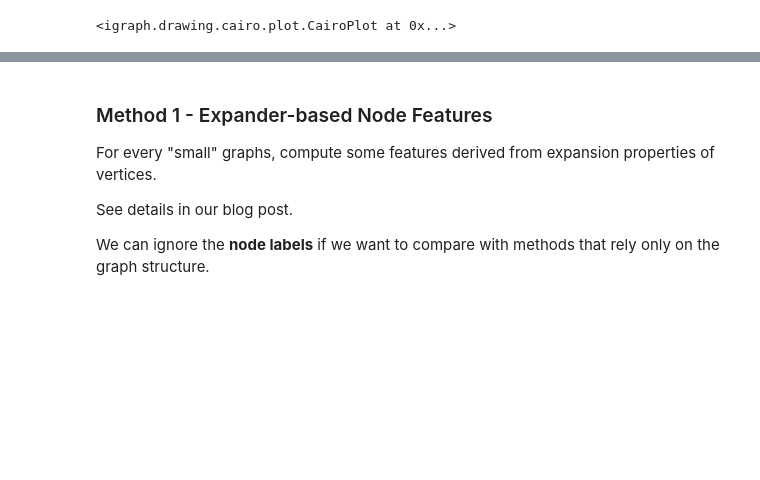
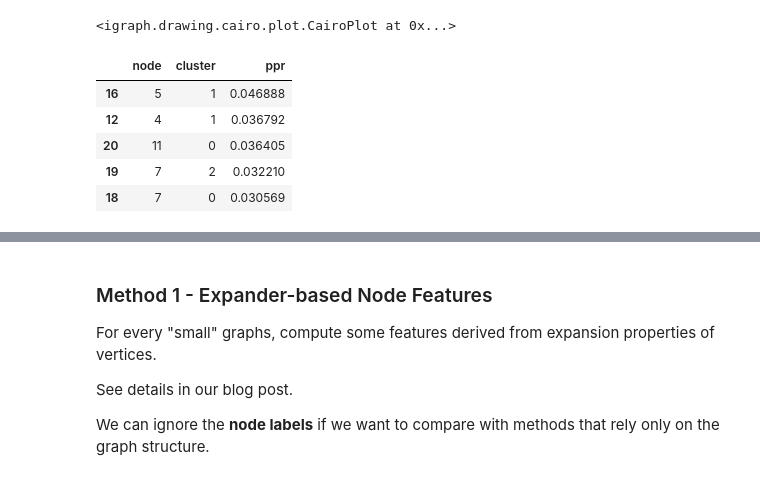
Before and after one commit to ftheberge/EmbeddingOfGraphs, a Jupyter notebook: Notebooks/graph-embedding-expander.ipynb, the cells around one changed output, grey strips where cells are left out. Cells and saved outputs as stored; diff of their text form; code cells hidden in the pictures; blank space fills up the shorter version.

```diff
--- a/Notebooks/graph-embedding-expander.ipynb
+++ b/Notebooks/graph-embedding-expander.ipynb
@@ -66,0 +79,16 @@ ig.plot(sg, bbox=(300,300), vertex_size=8)
+# %%
+
+L = []
+for i in range(sg.vcount()):
+    for j in range(len(comm)):
+        if sg.vs[i]['comm'] != j:
+            L.append([sg.vs[i]['name'],j,D.iloc[i,j]])
+df = pd.DataFrame(L, columns=['node','cluster','ppr'])
+df.sort_values(by='ppr', ascending=False).head()
+# %% [output]
+|  | node | cluster | ppr |
+| 16 | 5 | 1 | 0.046888 |
+| 12 | 4 | 1 | 0.036792 |
+| 20 | 11 | 0 | 0.036405 |
+| 19 | 7 | 2 | 0.032210 |
+| 18 | 7 | 0 | 0.030569 |
```
Also changed, not shown: parts of 12 cells of this notebook.
